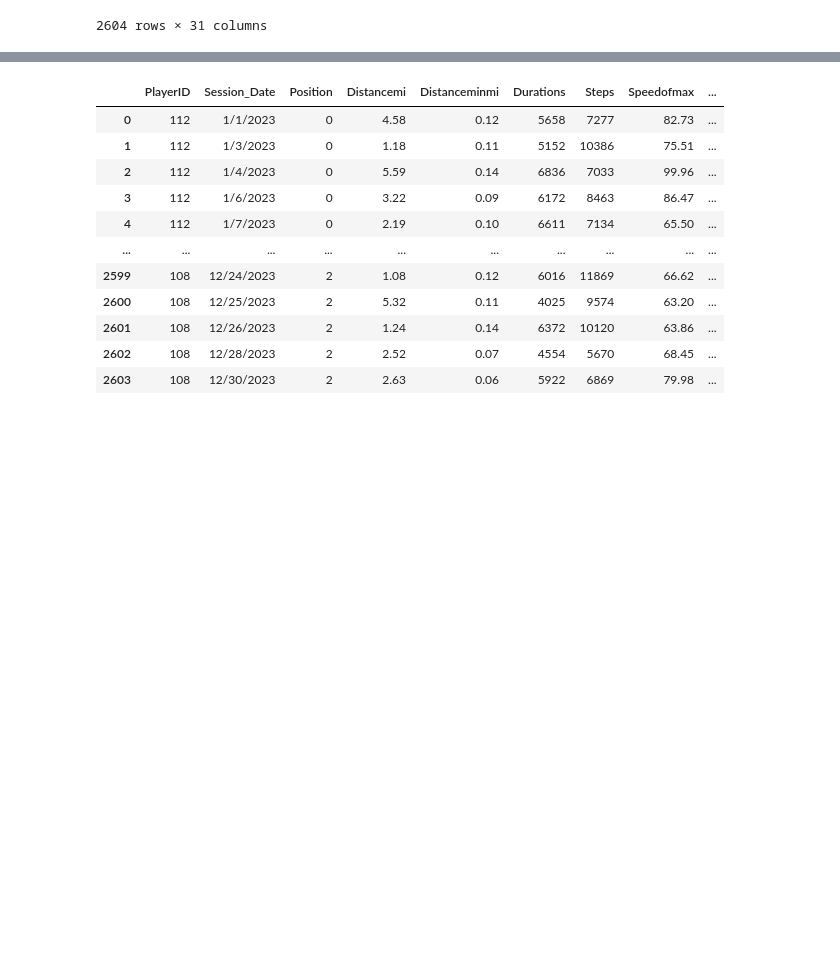
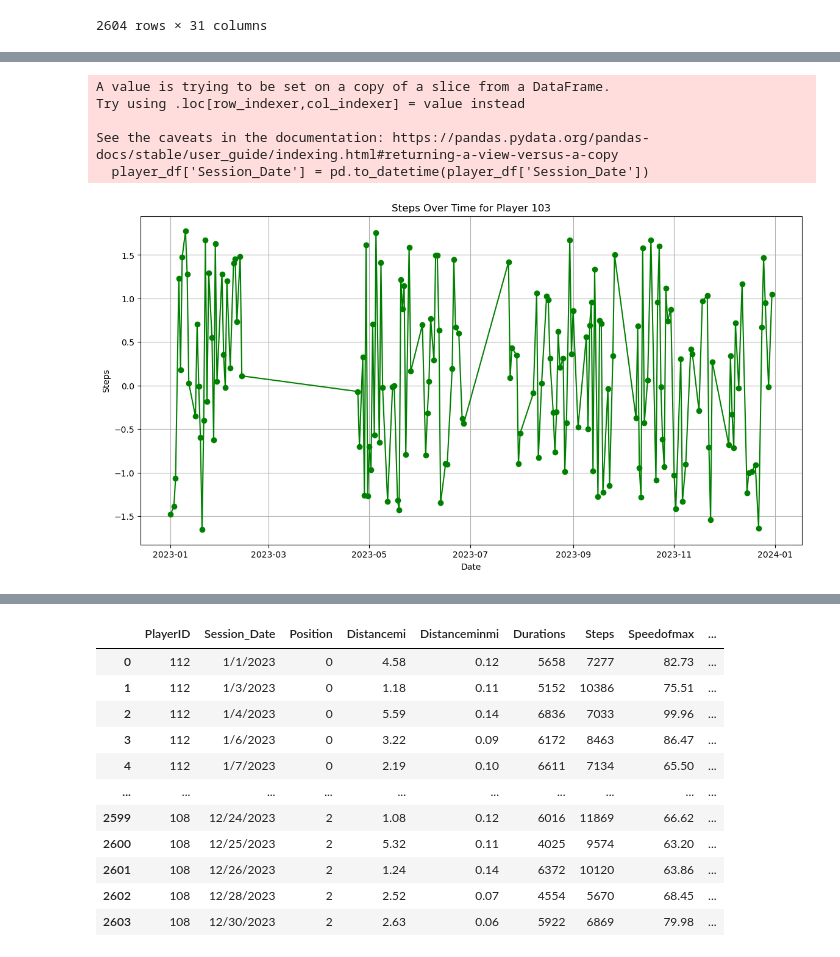
Before and after one commit to rangelkoli/SyracuseBB-Analysis, a Jupyter notebook: syrNBa.ipynb, the cells around one changed output, grey strips where cells are left out. Saved outputs shown, nothing was run; the diff lists cells and outputs as text; code cells hidden in the pictures; blank space fills up the shorter version.

```diff
--- a/syrNBa.ipynb
+++ b/syrNBa.ipynb
@@ -134,0 +148,24 @@ merged_df
+# %%
+player_id = 103  # Replace 'your_player_id_here' with the actual player ID
+
+# Filter the dataframe for the specific player
+player_df = merged_df[merged_df['PlayerID'] == player_id]
+
+# Convert 'Session_Date' to datetime
+player_df['Session_Date'] = pd.to_datetime(player_df['Session_Date'])
+
+# Line plot for 'Steps' over time for the specific player
+plt.figure(figsize=(14, 7))
+plt.plot(player_df['Session_Date'], player_df['Steps'], marker='o', linestyle='-', color='green')
+plt.title('Steps Over Time for Player {}'.format(player_id))
+plt.xlabel('Date')
+plt.ylabel('Steps')
+plt.grid(True)
+plt.show()
+# %% [output]
+A value is trying to be set on a copy of a slice from a DataFrame.
+Try using .loc[row_indexer,col_indexer] = value instead
+
+See the caveats in the documentation: https://pandas.pydata.org/pandas-docs/stable/user_guide/indexing.html#returning-a-view-versus-a-copy
+  player_df['Session_Date'] = pd.to_datetime(player_df['Session_Date'])
+[figure, added]
```
Also changed, not shown: parts of 6 cells of this notebook, 1 other file.
